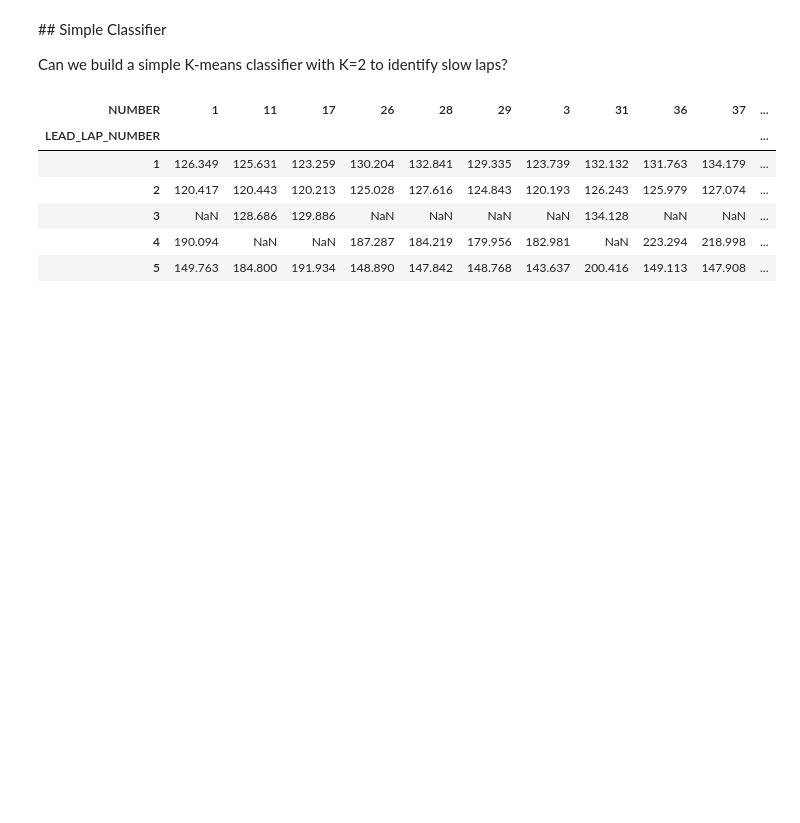
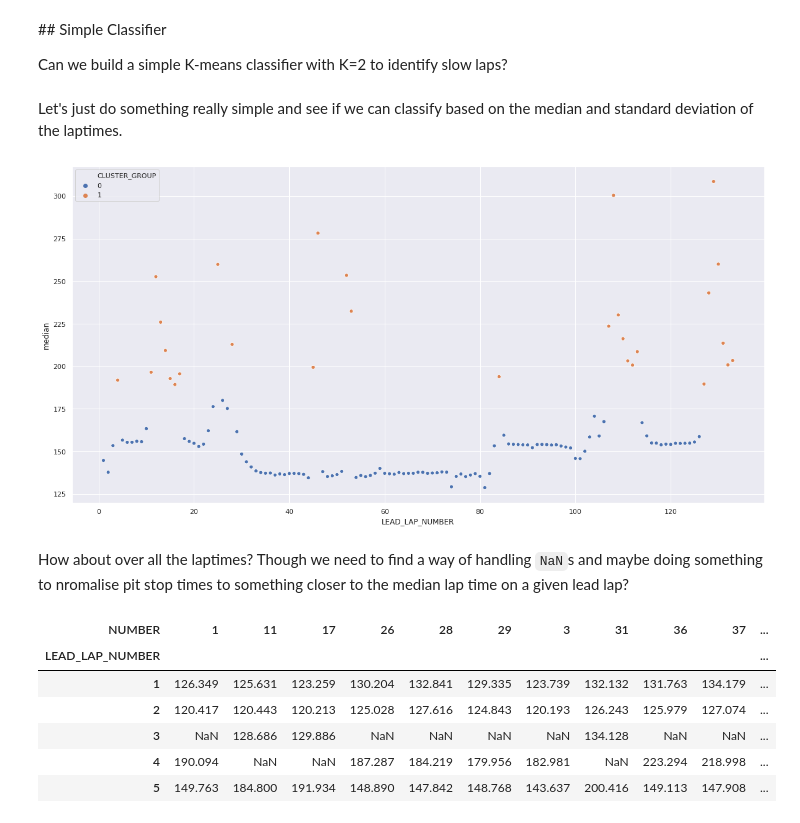
Before and after one commit to f1datajunkie/WEC, a Jupyter notebook: notebooks/Race Events.ipynb, the cells around one changed output. Cells and saved outputs as stored; diff of their text form; code cells hidden in the pictures; blank space fills up the shorter version.

```diff
--- a/notebooks/Race Events.ipynb
+++ b/notebooks/Race Events.ipynb
@@ -147,4 +187,20 @@ laptimes.groupby('LEAD_LAP_NUMBER')['INLAP'].apply(lambda x: x.sum()).plot(kind=
 Can we build a simple K-means classifier with K=2 to identify slow laps?
 # %%
 from sklearn.cluster import KMeans
+# %% [markdown]
+Let's just do something really simple and see if we can classify based on the median and standard deviation of the laptimes.
+# %%
+kmeans = KMeans(n_clusters=2, random_state=0).fit( laptimes_summary_stats[['median', 'std']] )
+# %%
+import numpy as np
+
+laptimes_summary_stats['CLUSTER_GROUP'] = kmeans.labels_
+
+#colours = np.where(laptimes_summary_stats['CLUSTER_GROUP'], 'red', 'green')
+#laptimes_summary_stats.reset_index().plot(kind='scatter', x='LEAD_LAP_NUMBER', y='median', color=colours)
+ax = sns.scatterplot(x="LEAD_LAP_NUMBER", y="median", hue = 'CLUSTER_GROUP', data=laptimes_summary_stats.reset_index())
+# %% [output]
+[figure, added]
+# %% [markdown]
+How about over all the laptimes? Though we need to find a way of handling `NaN`s and maybe doing something to nromalise pit stop times to something closer to the median lap time on a given lead lap?
 # %%
```
Also changed, not shown: parts of 16 cells of this notebook, 1 other file.
